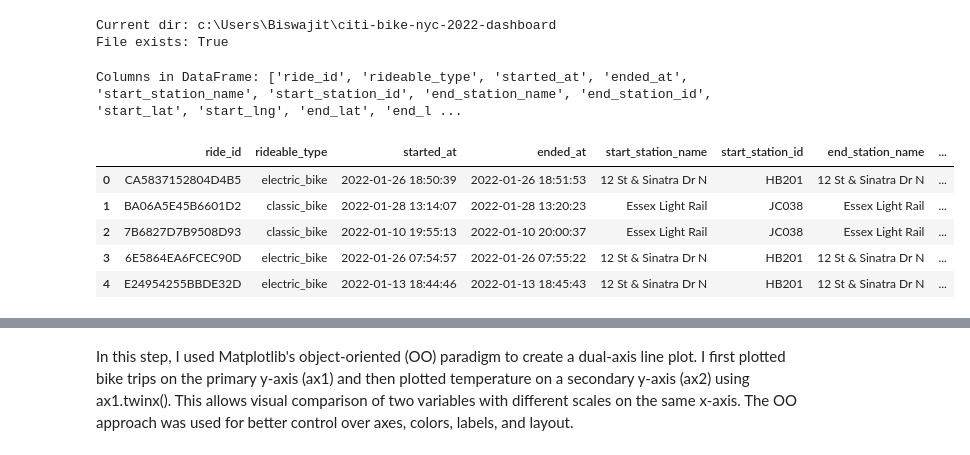
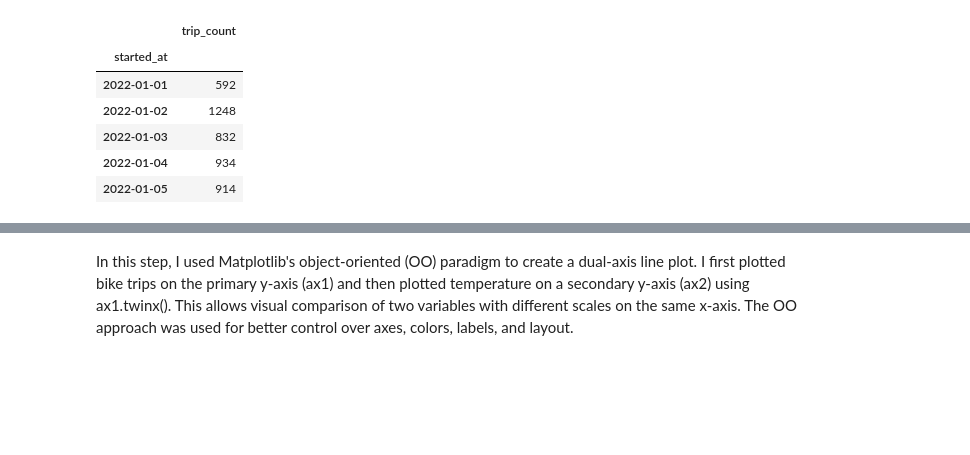
Before and after one commit to Biswajit1509/citi-bike-nyc-2022-dashboard, a Jupyter notebook: notebooks/2.3_fundamentals_of_visualization_libraries_Part 1.ipynb, the cells around one changed output, grey strips where cells are left out. Saved outputs shown, nothing was run; the diff lists cells and outputs as text; code cells hidden in the pictures; blank space fills up the shorter version.

```diff
--- a/notebooks/2.3_fundamentals_of_visualization_libraries_Part 1.ipynb
+++ b/notebooks/2.3_fundamentals_of_visualization_libraries_Part 1.ipynb
@@ -221,21 +52,3 @@ Using names (adjust if wrong):
 # %%
-# Cell E1: create trip count per day if missing
-if trip_count_col is None:
-    # We need a unique identifier per trip; try to detect
-    if trip_id_col:
-        print("Creating bike_rides_daily by grouping trip_id...")
-        df_group = df.reset_index().groupby('date')[trip_id_col].count().reset_index(name='bike_rides_daily')
-    else:
-        # if no trip_id, but each row is a trip, use size()
-        print("No trip_id found; aggregating by row count per day...")
-        df_group = df.reset_index().groupby('date').size().reset_index(name='bike_rides_daily')
-    # merge back into df (outer)
-    df_merge = df.reset_index().merge(df_group, on='date', how='left')
-    df = df_merge.set_index(pd.to_datetime(df_merge['date'])).sort_index()
-    trip_count_col = 'bike_rides_daily'
-    df_2022 = df.loc['2022']
-    print("Created 'bike_rides_daily'. Sample:")
-    display(df_2022[[trip_count_col]].head())
-else:
-    print(f"Trip count column already present: {trip_count_col}")
+df.index.min(), df.index.max()
 # %% [output]
@@ -251,27 +65,12 @@ Created 'bike_rides_daily'. Sample:
 # %%
-# Load merged CSV first
-import pandas as pd
-import os
-
-fn = "data/processed/citibike_with_weather_merged.csv"
-print("Current dir:", os.getcwd())
-print("File exists:", os.path.exists(fn))
-
-df = pd.read_csv(fn, parse_dates=['date'])
-
-# Check column names
-print("Columns in DataFrame:", df.columns.tolist())
-
-# Preview first 5 rows
-df.head()
+trips_per_day = df.resample('D').size().to_frame(name='trip_count')
+trips_per_day.head()
 # %% [output]
-Current dir: c:\Users\Biswajit\citi-bike-nyc-2022-dashboard
-File exists: True
-Columns in DataFrame: ['ride_id', 'rideable_type', 'started_at', 'ended_at', 'start_station_name', 'start_station_id', 'end_station_name', 'end_station_id', 'start_lat', 'start_lng', 'end_lat', 'end_l ...
-|  | ride_id | rideable_type | started_at | ended_at | start_station_name | start_station_id | end_station_name | ... |
-| 0 | CA5837152804D4B5 | electric_bike | 2022-01-26 18:50:39 | 2022-01-26 18:51:53 | 12 St & Sinatra Dr N | HB201 | 12 St & Sinatra Dr N | ... |
-| 1 | BA06A5E45B6601D2 | classic_bike | 2022-01-28 13:14:07 | 2022-01-28 13:20:23 | Essex Light Rail | JC038 | Essex Light Rail | ... |
-| 2 | 7B6827D7B9508D93 | classic_bike | 2022-01-10 19:55:13 | 2022-01-10 20:00:37 | Essex Light Rail | JC038 | Essex Light Rail | ... |
-| 3 | 6E5864EA6FCEC90D | electric_bike | 2022-01-26 07:54:57 | 2022-01-26 07:55:22 | 12 St & Sinatra Dr N | HB201 | 12 St & Sinatra Dr N | ... |
-| 4 | E24954255BBDE32D | electric_bike | 2022-01-13 18:44:46 | 2022-01-13 18:45:43 | 12 St & Sinatra Dr N | HB201 | 12 St & Sinatra Dr N | ... |
+|  | trip_count |
+| started_at |  |
+| 2022-01-01 | 592 |
+| 2022-01-02 | 1248 |
+| 2022-01-03 | 832 |
+| 2022-01-04 | 934 |
+| 2022-01-05 | 914 |
 # %%
```
Also changed, not shown: parts of 19 cells of this notebook, 7 other files.
